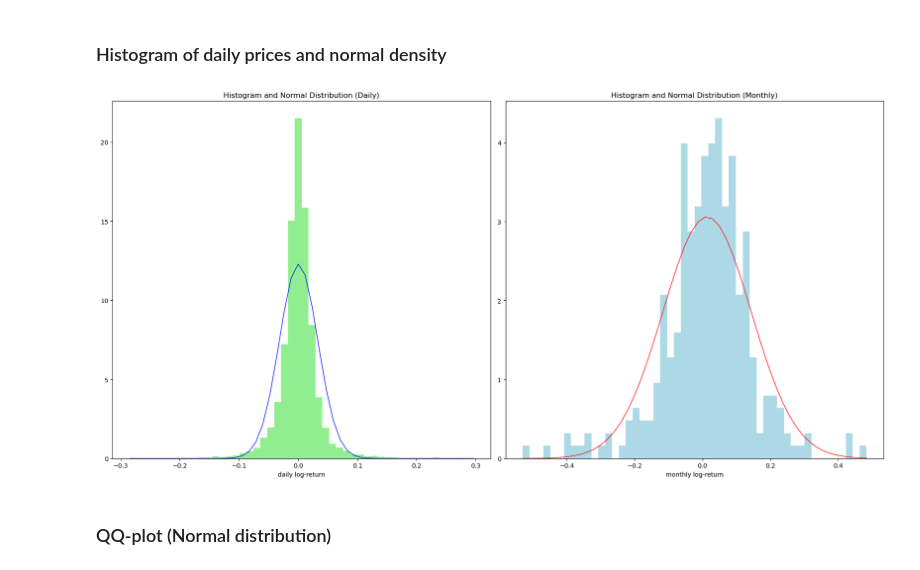
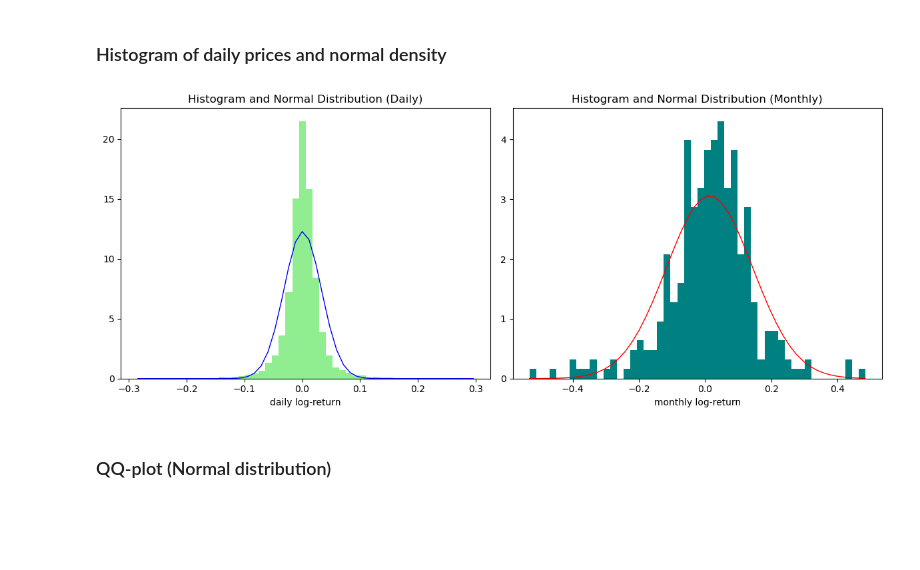
Before and after one commit to cgav1n1/Econometrics_Stylized_Facts, a Jupyter notebook: MidTermAssignment.ipynb, the cells around one changed output. Saved outputs shown, nothing was run; the diff lists cells and outputs as text; code cells hidden in the pictures; blank space fills up the shorter version.

```diff
--- a/MidTermAssignment.ipynb
+++ b/MidTermAssignment.ipynb
@@ -402,28 +402,28 @@ plt.show()
 ### Histogram of daily prices and normal density
 # %%
 # Set up the subplots
-fig, axs = plt.subplots(1, 2, figsize=(18, 9))
+fig, axs = plt.subplots(1, 2, figsize=(12, 5))
 
 # Histogram and Normal Distribution (Daily)
 axs[0].hist(rt_d_all, bins=50, density=True, color="lightgreen")
 norm_y = stats.norm.pdf(np.linspace(rt_d_all.min(), rt_d_all.max()), loc=np.mean(rt_d_all), scale=np.std(rt_d_all))
 axs[0].plot(np.linspace(rt_d_all.min(), rt_d_all.max()), norm_y, color="blue", linewidth=1)
 axs[0].set_xlabel("daily log-return")
 axs[0].set_title("Histogram and Normal Distribution (Daily)")
 
 # Histogram and Normal Distribution (Monthly)
-axs[1].hist(rt_m_all, bins=50, density=True, color="lightblue")
+axs[1].hist(rt_m_all, bins=50, density=True, color="teal")
 norm_y = stats.norm.pdf(np.linspace(rt_m_all.min(), rt_m_all.max()), loc=np.mean(rt_m_all), scale=np.std(rt_m_all))
 axs[1].plot(np.linspace(rt_m_all.min(), rt_m_all.max()), norm_y, color="red", linewidth=1)
 axs[1].set_xlabel("monthly log-return")
 axs[1].set_title("Histogram and Normal Distribution (Monthly)")
 
 # Adjust layout and display the plot
 plt.tight_layout()
-#plt.savefig('Latex/Hitogram_and_normal_distrib_daily.pdf', format='pdf', bbox_inches='tight')
+plt.savefig('Latex/Hitogram_and_normal_distrib_daily.pdf', format='pdf', bbox_inches='tight')
 plt.show()
 # %% [output]
-[figure, old version]
+[figure, new version]
 # %% [markdown]
 ### QQ-plot (Normal distribution)
 # %%
```
Also changed, not shown: parts of 1 cell of this notebook, 8 other files.
